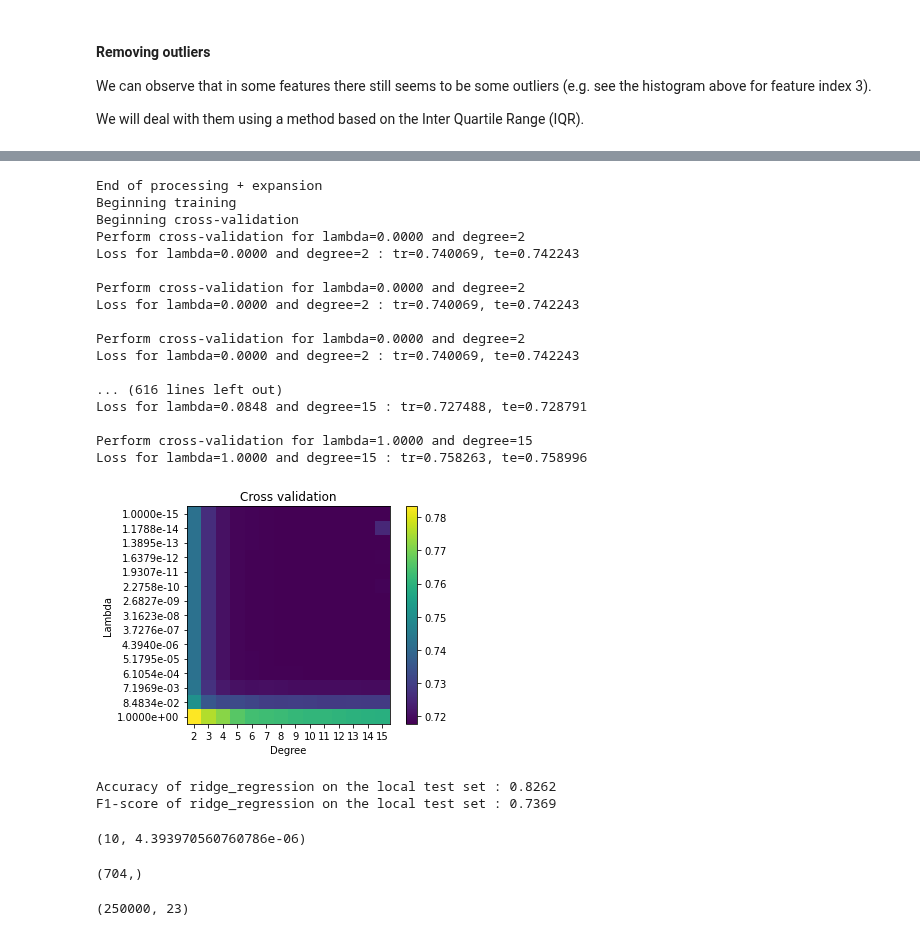
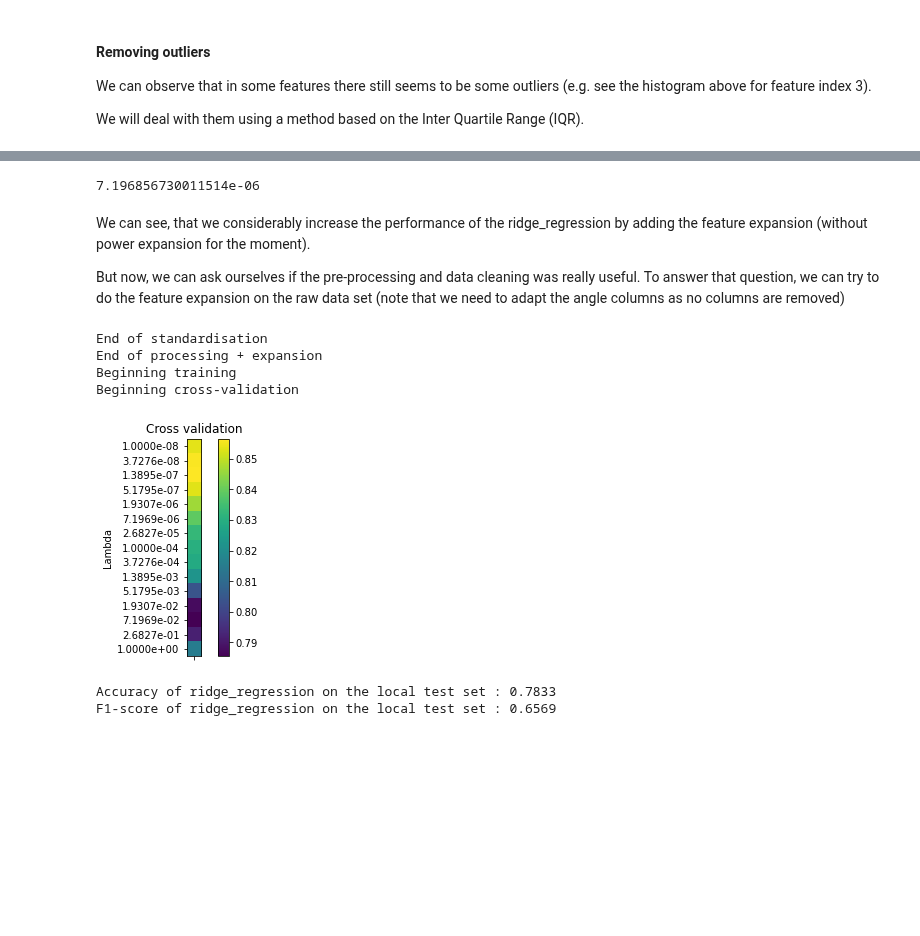
Before and after one commit to CS-433/ml-project-1-teamphilippe, a Jupyter notebook: project1.ipynb, the cells around one changed output, grey strips where cells are left out. Drawn from its saved outputs; the diff is of its cells as text; code cells hidden in the pictures; blank space fills up the shorter version.

```diff
--- a/project1.ipynb
+++ b/project1.ipynb
@@ -109,35 +141,18 @@ x_cleaned_copy = x_cleaned.copy()
+# %%
+best_lambda
+# %% [output]
+7.196856730011514e-06
+# %% [markdown]
+We can see, that we considerably increase the performance of the ridge_regression by adding the feature expansion (without power expansion for the moment).
+
+But now, we can ask ourselves if the pre-processing and data cleaning was really useful. To answer that question, we can try to do the feature expansion on the raw data set (note that we need to adapt the angle columns as no columns are removed)
 # %%
-acc_local_test, f1_local_test, w_best, best_degree, best_lambda = run_experiment(y, x_cleaned_copy, 'ridge_regression', 1, 0.8, cols_angle, max_degree=15)
+acc_local_test, f1_local_test, w_best, best_degree, best_lambda = run_experiment(y, x, 'ridge_regression', 1, 0.8, [14, 17, 19, 24, 28], degree_exp=False, expansion=True, standard=True)
 # %% [output]
+End of standardisation
 End of processing + expansion
 Beginning training
 Beginning cross-validation
-Perform cross-validation for lambda=0.0000 and degree=2
-Loss for lambda=0.0000 and degree=2 : tr=0.740069, te=0.742243
-
-Perform cross-validation for lambda=0.0000 and degree=2
-Loss for lambda=0.0000 and degree=2 : tr=0.740069, te=0.742243
-
-Perform cross-validation for lambda=0.0000 and degree=2
-Loss for lambda=0.0000 and degree=2 : tr=0.740069, te=0.742243
-
-... (616 lines left out)
-Loss for lambda=0.0848 and degree=15 : tr=0.727488, te=0.728791
-
-Perform cross-validation for lambda=1.0000 and degree=15
-Loss for lambda=1.0000 and degree=15 : tr=0.758263, te=0.758996
-[figure, old version]
+[figure, new version]
-Accuracy of ridge_regression on the local test set : 0.8262
-F1-score of ridge_regression on the local test set : 0.7369
+Accuracy of ridge_regression on the local test set : 0.7833
+F1-score of ridge_regression on the local test set : 0.6569
-# %%
-best_degree, best_lambda
-# %% [output]
-(10, 4.393970560760786e-06)
-# %%
-w_best.shape
-# %% [output]
-(704,)
-# %%
-x_cleaned_copy.shape
-# %% [output]
-(250000, 23)
```
Also changed, not shown: parts of 20 cells of this notebook, 6 other files.
